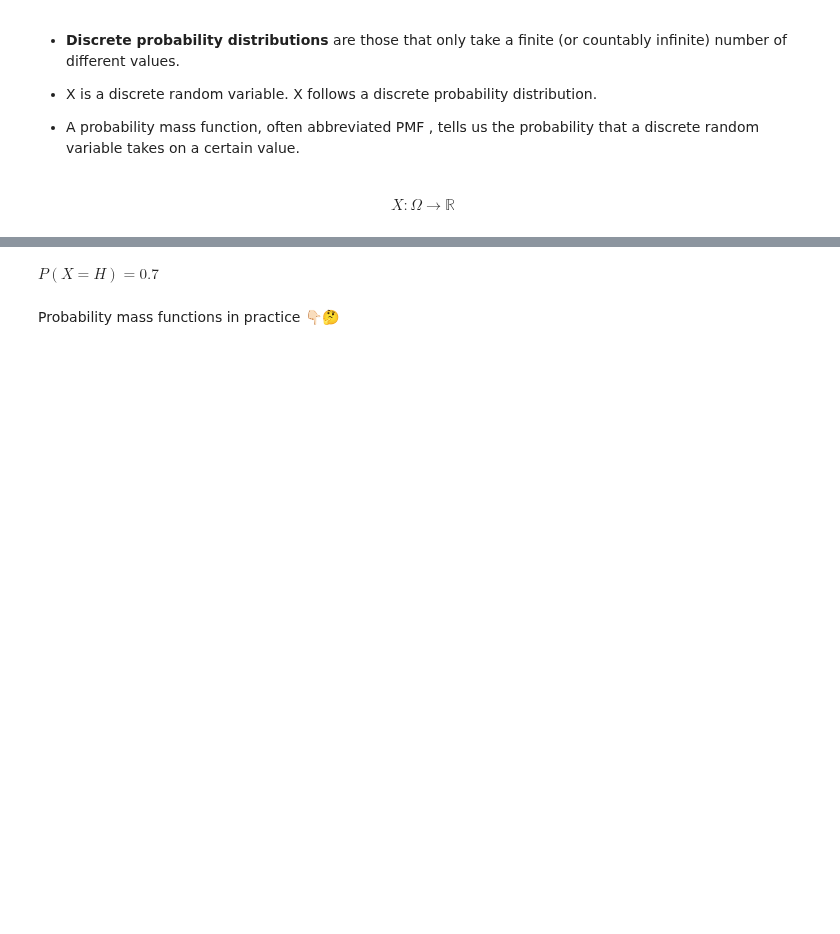
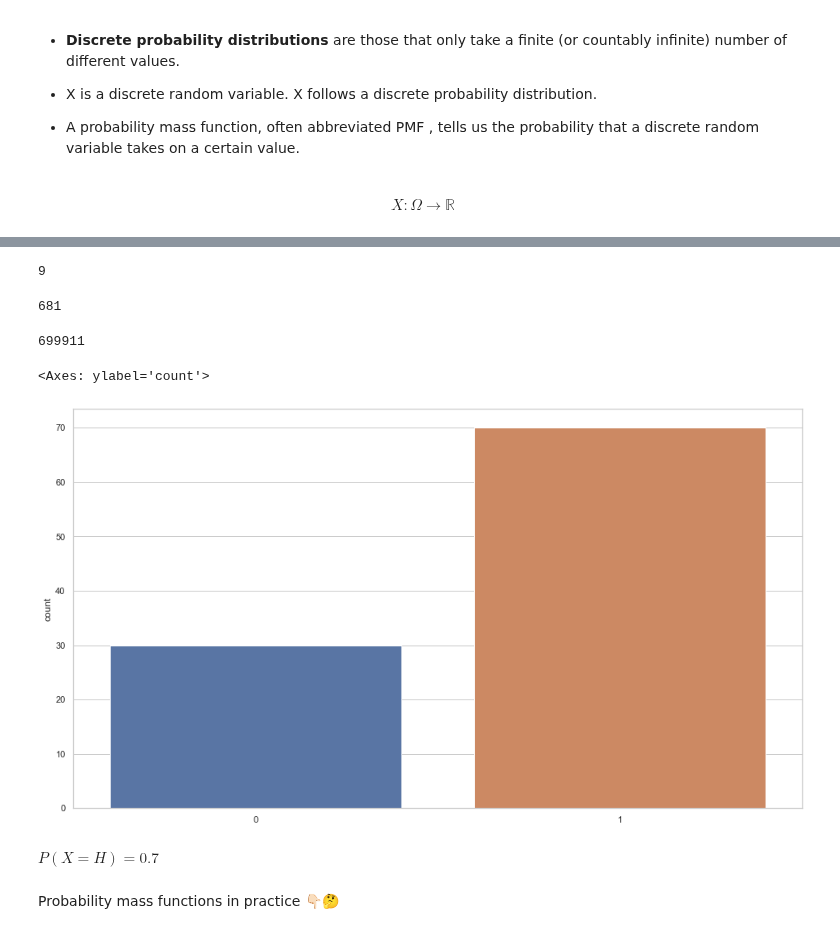
Before and after one commit to Ironhack-data-bcn-oct-2023/lectures, a Jupyter notebook: week-5/03 - Distributions I - Discrete.ipynb, the cells around one changed output, grey strips where cells are left out. Saved outputs shown, nothing was run; the diff lists cells and outputs as text; code cells hidden in the pictures; blank space fills up the shorter version.

```diff
--- a/week-5/03 - Distributions I - Discrete.ipynb
+++ b/week-5/03 - Distributions I - Discrete.ipynb
@@ -99,3 +135,5 @@ X follows a discrete probability distribution.
 - A probability mass function, often abbreviated PMF , tells us the probability that a discrete random variable takes on a certain value.
 # %% [markdown]
 $$X: \Omega \rightarrow \mathbb{R}$$
+# %%
+p = 0.7 # we know, we assume the coin is tricked, it's not just 0.5
@@ -101,0 +148,3 @@ $$X: \Omega \rightarrow \mathbb{R}$$
+# %%
+my_bernoulli = bernoulli (p) # model of probability of flipping a coin
+# p = 0.7
@@ -101,0 +163,19 @@ $$X: \Omega \rightarrow \mathbb{R}$$
+# %%
+n = 10
+flips = my_bernoulli.rvs(n) # Flipping the coin n times
+sum(flips)
+# %% [output]
+9
+# %%
+n = 1000
+flips = my_bernoulli.rvs(n) # Flipping the coin n times
+sum(flips)
+# As the flips are more, the overall result tends to resemble 700
+# %% [output]
+681
+# %%
+n = 1000000
+flips = my_bernoulli.rvs(n) # Flipping the coin n times
+sum(flips)
+# %% [output]
+699911
@@ -102,3 +184,9 @@ $$X: \Omega \rightarrow \mathbb{R}$$
+# %%
+sample = my_bernoulli.rvs(100)
+sns.countplot(x=sample);
+# %% [output]
+<Axes: ylabel='count'>
+[figure, added]
 # %% [markdown]
 $P(X=H)=0.7$
 # %% [markdown]
```
Also changed, not shown: parts of 74 cells of this notebook, 1 other file.
